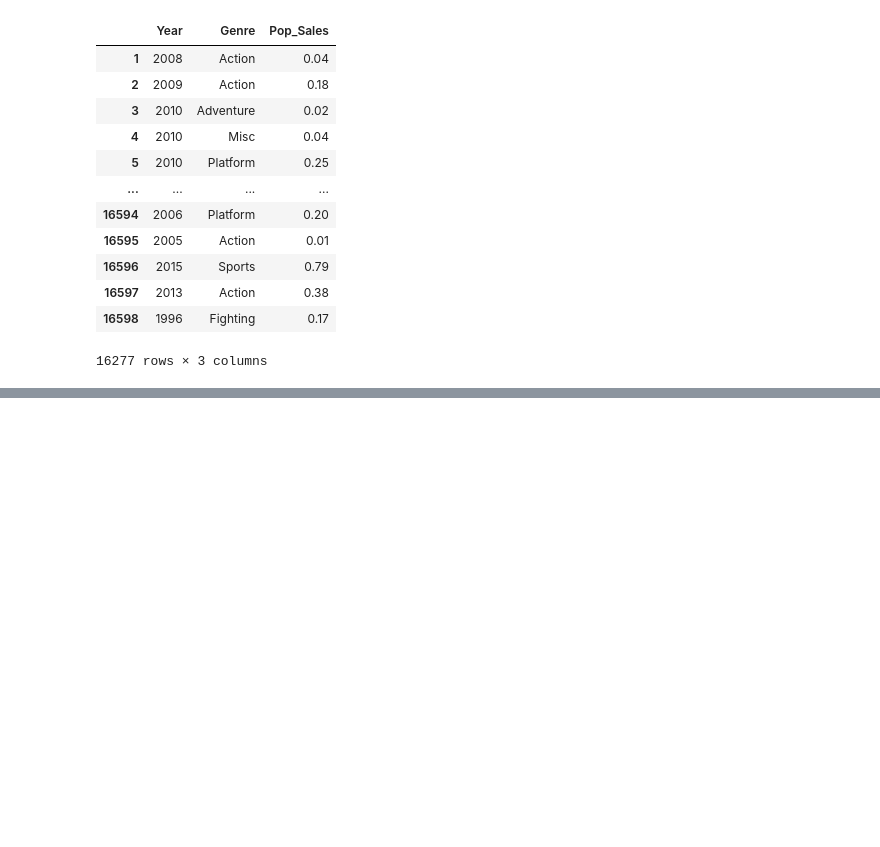
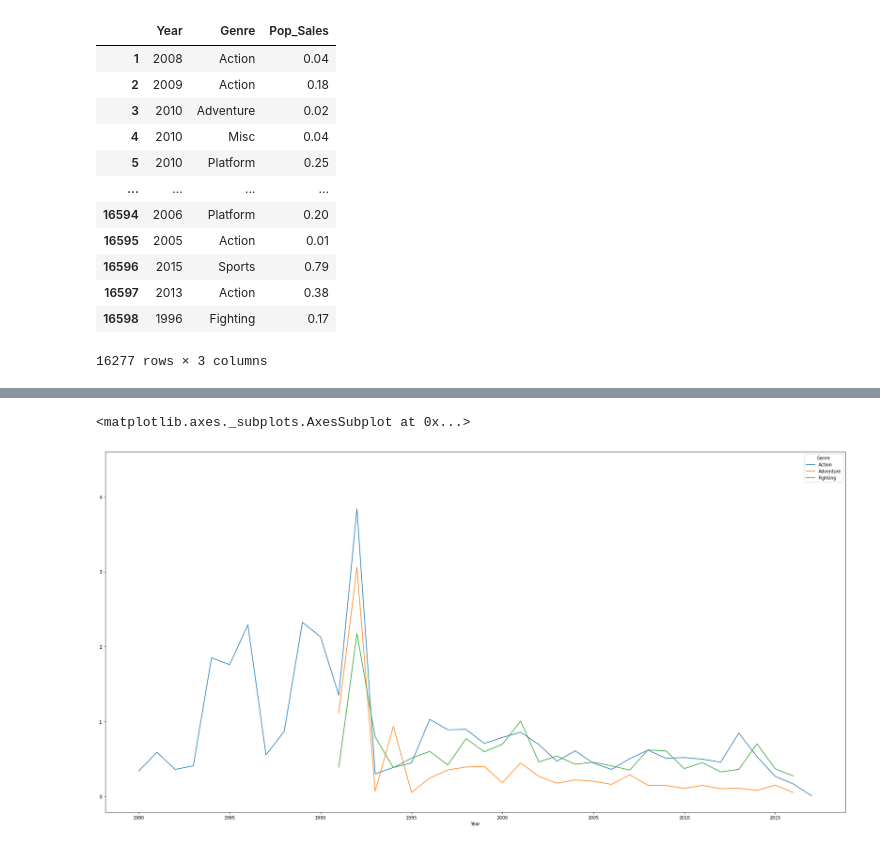
Before and after one commit to kihann/section-project, a Jupyter notebook: AI_07_이기한_Section_1.ipynb, the cells around one changed output, grey strips where cells are left out. Cells and saved outputs as stored; diff of their text form; code cells hidden in the pictures; blank space fills up the shorter version.

```diff
--- a/AI_07_이기한_Section_1.ipynb
+++ b/AI_07_이기한_Section_1.ipynb
@@ -262,7 +262,15 @@ df2
 def toint(year):
   return int(year)
 
-df2['Year'] = df2['Year'].apply(toint)
+def myyear(x):
+  if 100 > x > 80:
+    return x + 1900
+  if x < 20:
+    return x + 2000
+  else:
+    return x
+
+df2['Year'] = df2['Year'].apply(toint).apply(myyear)
 df2
 # %% [output]
 |  | Year | Genre | Pop_Sales |
@@ -289,0 +308,7 @@ array([   0,    1,    2,    3,    4,    5,    6,    7,    8,    9,   10,
+# %%
+pdf1 = pd.pivot_table(df2,                # 피벗할 데이터프레임
+                     index = 'Year',    # 행 위치에 들어갈 열
+                     columns = 'Genre',    # 열 위치에 들어갈 열
+                     values = 'Pop_Sales')
+
+pdf1
@@ -289,0 +334,5 @@ array([   0,    1,    2,    3,    4,    5,    6,    7,    8,    9,   10,
+# %%
+pdf1[['Action', 'Adventure', 'Fighting']].plot(kind = 'line', figsize=(30, 15))
+# %% [output]
+<matplotlib.axes._subplots.AxesSubplot at 0x...>
+[figure, added]
```
Also changed, not shown: parts of 8 cells of this notebook.
